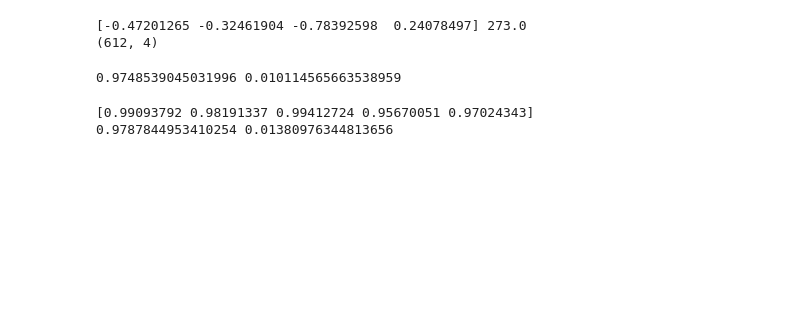
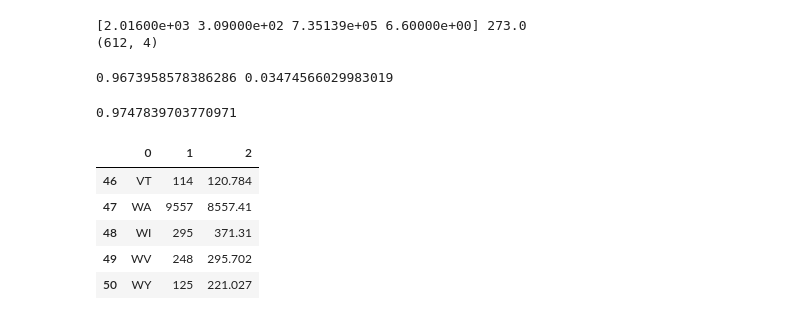
Before and after one commit to Cirrick/hacklytics-2020, a Jupyter notebook: main.ipynb, the cells around one changed output. Cells and saved outputs as stored; diff of their text form; code cells hidden in the pictures; blank space fills up the shorter version.

Commit message:
Actually made predictions for 2020

```diff
--- a/main.ipynb
+++ b/main.ipynb
@@ -5,11 +5,11 @@ from sklearn.preprocessing import scale
 raw_data = pd.read_csv("data/withUnemployment.csv")
 raw_data.State = pd.factorize(raw_data.State)[0]
 raw_data = raw_data.apply(pd.to_numeric, errors='coerce')
-X, y = scale(np.delete(raw_data.values, [0,1], 1)), raw_data.values[:, 1]
+X, y = np.delete(raw_data.values, [0,1], 1), raw_data.values[:, 1]
 print(X[0, :], y[0])
 print(X.shape)
 # %% [output]
-[-0.47201265 -0.32461904 -0.78392598  0.24078497] 273.0
+[2.01600e+03 3.09000e+02 7.35139e+05 6.60000e+00] 273.0
 (612, 4)
 # %%
 from sklearn.model_selection import train_test_split, cross_val_score
@@ -17,19 +17,32 @@ X_train, X_test, y_train, y_test = train_test_split(X, y, test_size=0.2)
 # %%
 from sklearn.ensemble import RandomForestRegressor
 forest = RandomForestRegressor(max_depth=None, n_estimators=5000)
-scores = cross_val_score(forest, X_train, y_train, cv=5, scoring='explained_variance')
+scores = cross_val_score(forest, X_train, y_train, cv=10, scoring='explained_variance')
 print(np.mean(scores), np.std(scores))
 # %% [output]
-0.9748539045031996 0.010114565663538959
+0.9673958578386286 0.03474566029983019
-# %%
-from sklearn.neural_network import MLPRegressor
-nnet = MLPRegressor(max_iter=2000, hidden_layer_sizes=(100, 1000, 1000, 100))
-scores = cross_val_score(nnet, X_train, y_train, cv=5, scoring='explained_variance')
-print(scores)
-print(np.mean(scores), np.std(scores))
-# %% [output]
-[0.99093792 0.98191337 0.99412724 0.95670051 0.97024343]
-0.9787844953410254 0.01380976344813656
+# %%
+forest.fit(X_train, y_train)
+print(forest.score(X_test, y_test))
+# %% [output]
+0.9747839703770971
+# %%
+# Making predictions
+forest.fit(X, y)
+yearInputs = pd.read_csv("data/2019withUnemployment.csv")
+states = yearInputs.State
+yearData = yearInputs.loc[:, ("overall", 'unsheltered', 'population', 'unemployment')].values
+outputs = forest.predict(yearData)
+result = pd.DataFrame(np.vstack((states, yearInputs.loc[:, "unsheltered"].values, outputs)).T)
+result.to_csv("results/2020predictions")
+result.tail()
+# %% [output]
+|  | 0 | 1 | 2 |
+| 46 | VT | 114 | 120.784 |
+| 47 | WA | 9557 | 8557.41 |
+| 48 | WI | 295 | 371.31 |
+| 49 | WV | 248 | 295.702 |
+| 50 | WY | 125 | 221.027 |
 # %%
 from mpl_toolkits.mplot3d import Axes3D
 from matplotlib import pyplot as plt
```
Also changed, not shown: parts of 3 cells of this notebook, 1 other file.
